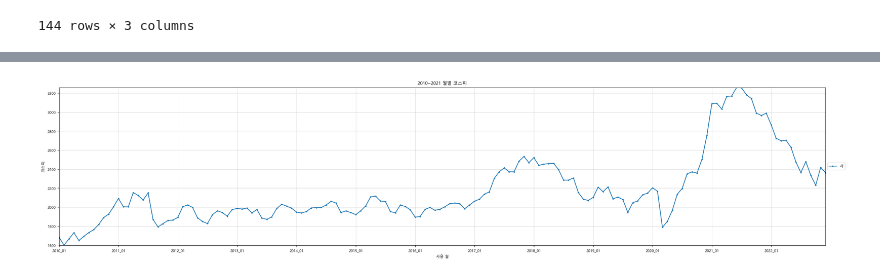
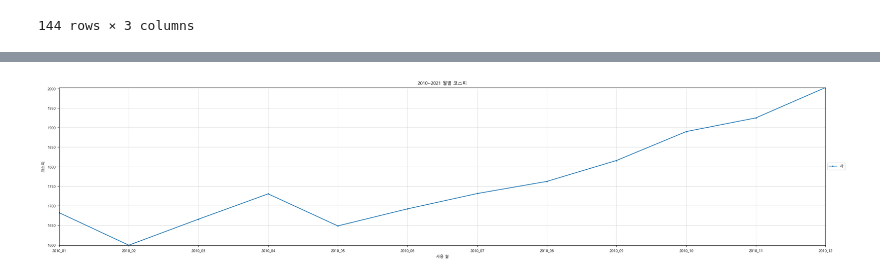
Before and after one commit to ThatHomr/project_2, a Jupyter notebook: project_2_file/z_ssh/data/전력 데이터/전력 데이터 시각화/전력_시각화_14차데이터.ipynb, the cells around one changed output, grey strips where cells are left out. Saved outputs shown, nothing was run; the diff lists cells and outputs as text; code cells hidden in the pictures.

```diff
--- a/project_2_file/z_ssh/data/전력 데이터/전력 데이터 시각화/전력_시각화_14차데이터.ipynb
+++ b/project_2_file/z_ssh/data/전력 데이터/전력 데이터 시각화/전력_시각화_14차데이터.ipynb
@@ -99,13 +227,19 @@ usage_plt(df_usage['년월'], df_usage['사용량'])
 # %%
-def kospi_plt(x_label, y_label):
+def kospi_plt(target_year):
     # X축 : 기간, Y축 : 코스피 평균
 
+    df_kospi = pd.read_csv('코스피 2차.csv')
+    df_kospi = df_kospi.drop(columns=['Unnamed: 0'])
+
+    label = df_kospi[df_kospi['연도'] == target_year]
 
     # 그래프 크기 설정
     plt.figure(figsize=(29, 6))
 
     # 데이터프레임을 이용하여 그래프 그리기
-    plt.plot(x_label, y_label, marker='o', markersize=2)
+    plt.plot(label['년월'], label['코스피 평균'], marker='o', markersize=2)
+
+
 
     # y축에 그리드 추가
     plt.grid(axis='y', linestyle='-', alpha=0.5)
@@ -122,7 +256,7 @@ def kospi_plt(x_label, y_label):
     plt.grid(axis='x', linestyle='-', alpha=0.4)
 
     # x축 값 조절
-    xticks = x_label[::12]
+    xticks = label['년월']
     plt.xticks(xticks)
 
     # y축 레이블 설정
@@ -134,7 +268,7 @@ def kospi_plt(x_label, y_label):
 
     # 그래프 출력
     plt.show()
-# %%
-kospi_plt(df_kospi['년월'], df_kospi['코스피 평균'])
-# %% [output]
-[figure, removed]
+# %%
+kospi_plt(2010)
+# %% [output]
+[figure, added]
```
Also changed, not shown: parts of 10 cells of this notebook, 1 other file.
